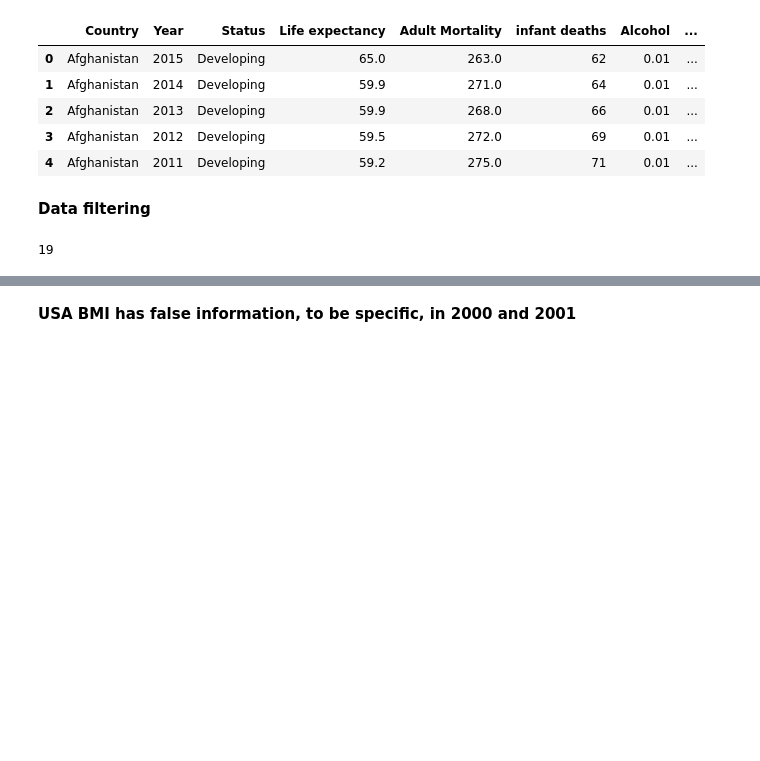
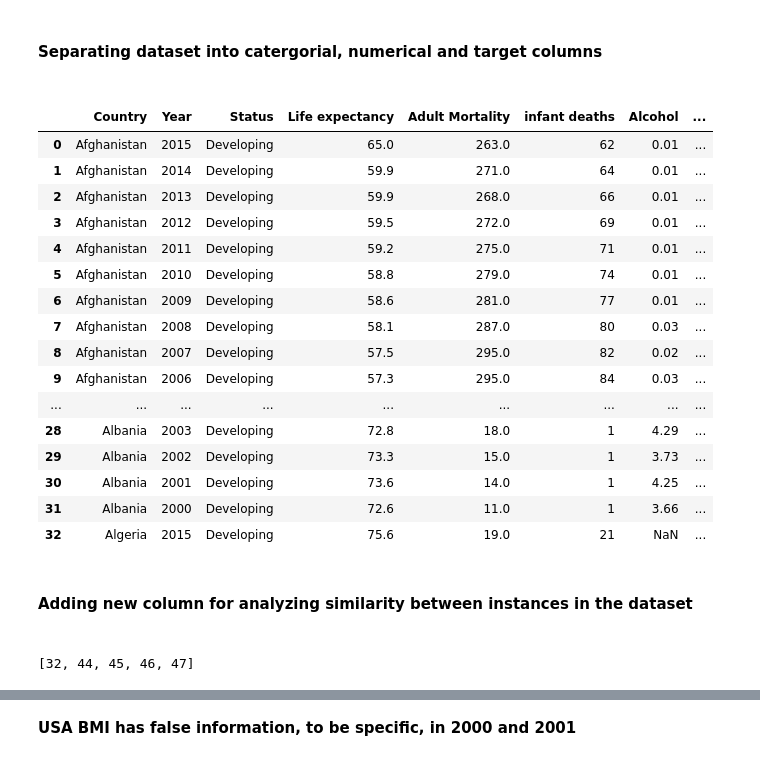
Before and after one commit to AidarbekPapakov/ds-solo-project, a Jupyter notebook: life_exp.ipynb, the cells around one changed output, grey strips where cells are left out. Drawn from its saved outputs; the diff is of its cells as text; code cells hidden in the pictures; blank space fills up the shorter version.

```diff
--- a/life_exp.ipynb
+++ b/life_exp.ipynb
@@ -19,0 +35,9 @@ df.columns = stripped_columns
+# %%
+regression_df = df.copy()
+regression_df = regression_df.sort_values(by='Year')
+regression_df = regression_df.reset_index(drop=True)
+
+regression_df['Status'] = regression_df['Status'].replace({
+    "Developed": 1,
+    "Developing": 0,
+})
@@ -19,0 +69,30 @@ df.columns = stripped_columns
+# %%
+metrics_with_weird_behavior = [
+    'Alcohol',
+    'BMI',
+    'Polio',
+    'Total expenditure',
+    'Diphtheria',
+    'thinness  1-19 years',
+    'thinness 5-9 years',
+]
+
+countries_total_missing_values = {}
+
+
+for metric in metrics_with_weird_behavior:
+    df = pd.DataFrame(regression_df[regression_df[metric].isnull()==True]['Country'].value_counts())
+
+    for item in df.iterrows():
+        if item[0] in countries_total_missing_values.keys():
+            countries_total_missing_values[item[0]]+=item[1].values[0]
+        else:
+            countries_total_missing_values[item[0]] = item[1].values[0]
+
+
+pd.DataFrame(
+                {
+                    'Country': countries_total_missing_values.keys(),
+                    'Total_Null': countries_total_missing_values.values()
+                }
+             ).sort_values(by='Total_Null', ascending=False)[:15]
@@ -19,0 +345,2 @@ df.columns = stripped_columns
+# %% [markdown]
+<h4>Separating dataset into catergorial, numerical and target columns<h4>
@@ -20,16 +351,22 @@ df.columns = stripped_columns
 # %%
-df.head()
+df[:33]
 # %% [output]
 |  | Country | Year | Status | Life expectancy | Adult Mortality | infant deaths | Alcohol | ... |
 | 0 | Afghanistan | 2015 | Developing | 65.0 | 263.0 | 62 | 0.01 | ... |
 | 1 | Afghanistan | 2014 | Developing | 59.9 | 271.0 | 64 | 0.01 | ... |
 | 2 | Afghanistan | 2013 | Developing | 59.9 | 268.0 | 66 | 0.01 | ... |
 | 3 | Afghanistan | 2012 | Developing | 59.5 | 272.0 | 69 | 0.01 | ... |
 | 4 | Afghanistan | 2011 | Developing | 59.2 | 275.0 | 71 | 0.01 | ... |
+| 5 | Afghanistan | 2010 | Developing | 58.8 | 279.0 | 74 | 0.01 | ... |
+| 6 | Afghanistan | 2009 | Developing | 58.6 | 281.0 | 77 | 0.01 | ... |
+| 7 | Afghanistan | 2008 | Developing | 58.1 | 287.0 | 80 | 0.03 | ... |
+| 8 | Afghanistan | 2007 | Developing | 57.5 | 295.0 | 82 | 0.02 | ... |
+| 9 | Afghanistan | 2006 | Developing | 57.3 | 295.0 | 84 | 0.03 | ... |
+| ... | ... | ... | ... | ... | ... | ... | ... | ... |
+| 28 | Albania | 2003 | Developing | 72.8 | 18.0 | 1 | 4.29 | ... |
+| 29 | Albania | 2002 | Developing | 73.3 | 15.0 | 1 | 3.73 | ... |
+| 30 | Albania | 2001 | Developing | 73.6 | 14.0 | 1 | 4.25 | ... |
+| 31 | Albania | 2000 | Developing | 72.6 | 11.0 | 1 | 3.66 | ... |
+| 32 | Algeria | 2015 | Developing | 75.6 | 19.0 | 21 | NaN | ... |
-# %% [markdown]
-**Data filtering**
-# %%
-numerical_columns = df.columns[3:]
-df[numerical_columns][:3]
-# %% [output]
-19
+# %% [markdown]
+<h4>Adding new column for analyzing similarity between instances in the dataset<h4>
@@ -35,0 +375,10 @@ df[numerical_columns][:3]
+# %%
+instances_with_null_values = []
+
+for row_num, row in df.isnull().iterrows():
+    if True in row.values:
+        instances_with_null_values.append(row_num)
+
+instances_with_null_values[:5]
+# %% [output]
+[32, 44, 45, 46, 47]
```
Also changed, not shown: parts of 38 cells of this notebook.
